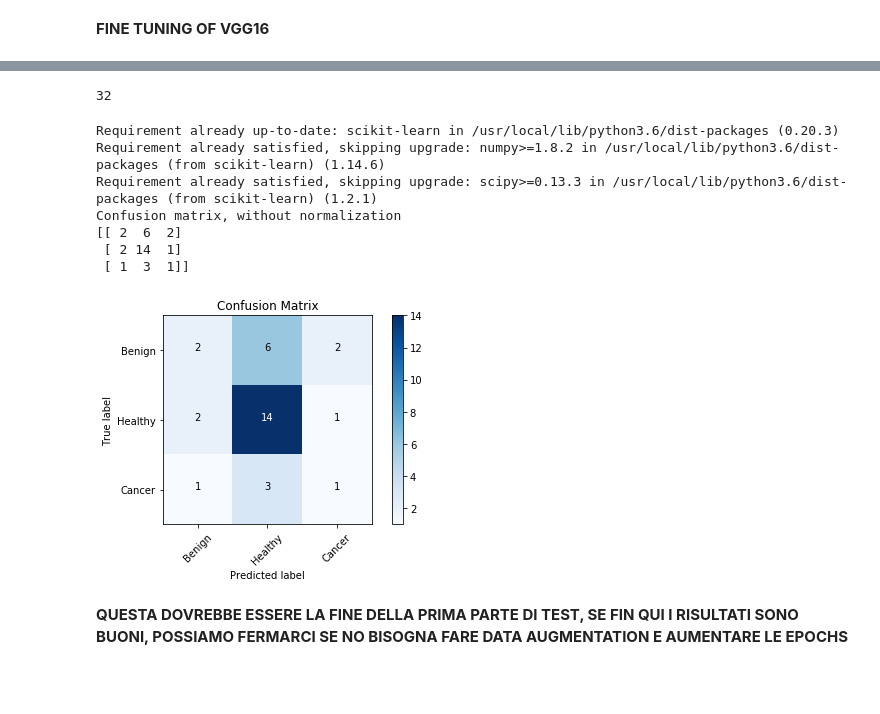
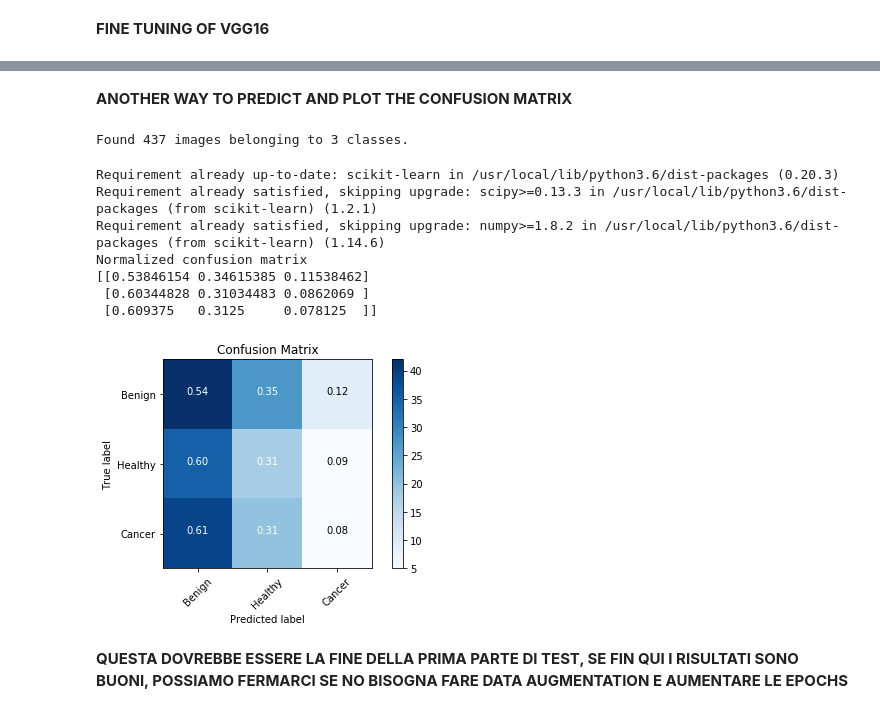
Before and after one commit to Marel88/Bioinfo_7_1, a Jupyter notebook: Bio_training.ipynb, the cells around one changed output, grey strips where cells are left out. Drawn from its saved outputs; the diff is of its cells as text; code cells hidden in the pictures; blank space fills up the shorter version.

```diff
--- a/Bio_training.ipynb
+++ b/Bio_training.ipynb
@@ -290,7 +247,9 @@ valid_path="/content/gdrive/My Drive/Bioinformatica/Organized dataset/Validation
 #test_path ="/Users/Mac/Desktop/ROI-dataset-bioinf/Test/Patches"
 test_path="/content/gdrive/My Drive/Bioinformatica/Organized dataset/Test/Patches"
 
-train_batches = ImageDataGenerator().flow_from_directory(train_path, target_size=(224,224), classes=['Benign', 'Healthy', 'Cancer'], batch_size=32)
+gen = ImageDataGenerator(rotation_range=10, shear_range=0.15, channel_shift_range=10., horizontal_flip=True)
+
+train_batches = gen.flow_from_directory(train_path, target_size=(224,224), classes=['Benign', 'Healthy', 'Cancer'], batch_size=32)
 valid_batches = ImageDataGenerator().flow_from_directory(valid_path, target_size=(224,224), classes=['Benign', 'Healthy', 'Cancer'], batch_size=32)
-test_batches = ImageDataGenerator().flow_from_directory(test_path, target_size=(224,224), classes=['Benign', 'Healthy', 'Cancer'], batch_size=32)
+test_batches = ImageDataGenerator().flow_from_directory(test_path, target_size=(224,224), classes=['Benign', 'Healthy', 'Cancer'], batch_size=200)
 # %% [output]
@@ -355,10 +288,8 @@ len(test_labels)
 # %%
 #steps = images in the test folder / batch size
 predictions = model.predict_generator(test_batches, steps= 1, verbose=0)
-len(predictions)
+
 #predictions = np.argmax(predictions, axis=-1) #multiple categories
-# %% [output]
-32
 # %%
 def plot_confusion_matrix(cm,classes,normalize=False,title='Confusion matrix', cmap=plt.cm.Blues):
 
@@ -393,7 +324,7 @@ def plot_confusion_matrix(cm,classes,normalize=False,title='Confusion matrix', c
 # %%
 !pip3 install -U scikit-learn
 from sklearn.metrics import confusion_matrix
-#cm = confusion_matrix(test_labels, predictions)
+test_imgs, test_labels = next(test_batches)
 
 #MULTI-LABEL CONFUSION MATRIX
 
@@ -405,16 +336,46 @@ from sklearn.metrics import confusion_matrix
 conf_mat = confusion_matrix(y_test_non_category, y_predict_non_category)
 
 cm_plot_labels = ['Benign','Healthy','Cancer']
-plot_confusion_matrix(conf_mat,cm_plot_labels,normalize=False,title ='Confusion Matrix')
+plot_confusion_matrix(conf_mat,cm_plot_labels,normalize=True,title ='Confusion Matrix')
-# %% [output]
-Requirement already up-to-date: scikit-learn in /usr/local/lib/python3.6/dist-packages (0.20.3)
-Requirement already satisfied, skipping upgrade: numpy>=1.8.2 in /usr/local/lib/python3.6/dist-packages (from scikit-learn) (1.14.6)
-Requirement already satisfied, skipping upgrade: scipy>=0.13.3 in /usr/local/lib/python3.6/dist-packages (from scikit-learn) (1.2.1)
-Confusion matrix, without normalization
-[[ 2  6  2]
- [ 2 14  1]
- [ 1  3  1]]
-[figure, removed]
+# %% [markdown]
+**ANOTHER WAY TO PREDICT AND PLOT THE CONFUSION MATRIX**
+# %%
+#from keras.models import load_model
+#model = load_model('/content/gdrive/My Drive/Bioinformatica/FirstVGG16.h5')
+
+generator = ImageDataGenerator().flow_from_directory(
+        '/content/gdrive/My Drive/Bioinformatica/Organized dataset/Test/Patches',
+        target_size=(224, 224),
+        batch_size=200)
+
+probabilities = model.predict_generator(generator, 1)
+#probabilities = np.argmax(probabilities, axis=-1) #multiple categories
+# %% [output]
+Found 437 images belonging to 3 classes.
+# %%
+!pip3 install -U scikit-learn
+from sklearn.metrics import confusion_matrix
+#cm = confusion_matrix(test_labels, predictions)
+
+#MULTI-LABEL CONFUSION MATRIX
+test_dir, test_labels = next(generator)
+test_img = [ np.argmax(t) for t in test_labels ]
+predicted_img = [ np.argmax(t) for t in probabilities ]
+
+from sklearn.metrics import confusion_matrix
+conf_mat = confusion_matrix(test_img, predicted_img)
+
+cm_plot_labels = ['Benign','Healthy','Cancer']
+plot_confusion_matrix(conf_mat,cm_plot_labels,normalize=True,title ='Confusion Matrix')
+# %% [output]
+Requirement already up-to-date: scikit-learn in /usr/local/lib/python3.6/dist-packages (0.20.3)
+Requirement already satisfied, skipping upgrade: scipy>=0.13.3 in /usr/local/lib/python3.6/dist-packages (from scikit-learn) (1.2.1)
+Requirement already satisfied, skipping upgrade: numpy>=1.8.2 in /usr/local/lib/python3.6/dist-packages (from scikit-learn) (1.14.6)
+Normalized confusion matrix
+[[0.53846154 0.34615385 0.11538462]
+ [0.60344828 0.31034483 0.0862069 ]
+ [0.609375   0.3125     0.078125  ]]
+[figure, added]
 # %% [markdown]
 **QUESTA DOVREBBE ESSERE LA FINE DELLA PRIMA PARTE DI TEST, SE FIN QUI I RISULTATI SONO BUONI, POSSIAMO FERMARCI SE NO BISOGNA FARE DATA AUGMENTATION E AUMENTARE LE EPOCHS**
 # %%
```
Also changed, not shown: parts of 16 cells of this notebook.
